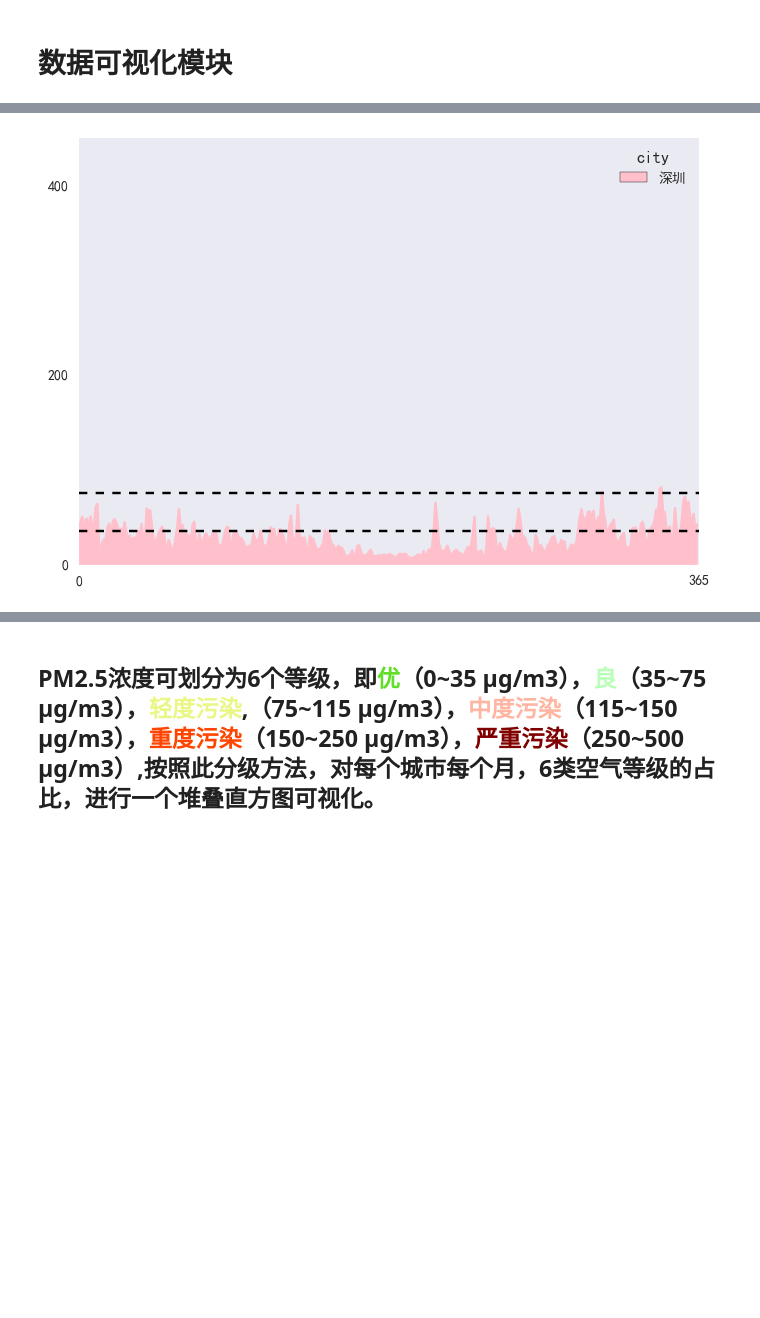
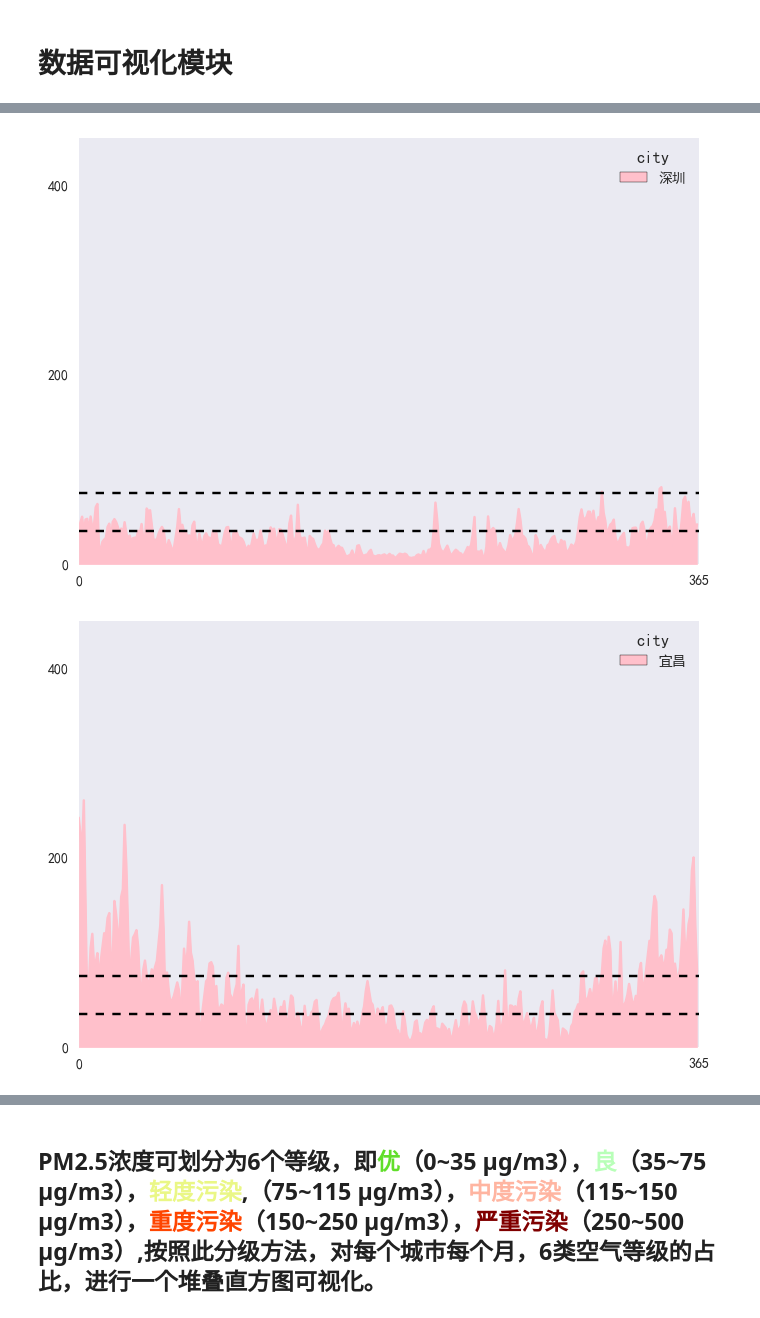
Before and after one commit to bowenli0416/AC-test, a Jupyter notebook: air_condition.ipynb, the cells around one changed output, grey strips where cells are left out. Drawn from its saved outputs; the diff is of its cells as text; code cells hidden in the pictures; blank space fills up the shorter version.

```diff
--- a/air_condition.ipynb
+++ b/air_condition.ipynb
@@ -110,7 +110,8 @@ let_me_see_sites(['北京','上海','广州','深圳','宜昌'])[0].to_csv('targ
 ## 读取每个月的数据，按照城市-站点-pm25数值对站点进行选择，不遵循索引规则的数据，一律予以滤除
 # %%
 all_data = pd.read_csv(r'../2017-02.csv')#经检查，这个月的数据是没有问题的，以这个月数据为标尺确定有多少个sites
-taget_sites = all_data[(all_data['city']== '北京')|(all_data['city']== '上海')|(all_data['city']== '广州')|(all_data['city']== '深圳')|(all_data['city']== '宜昌')].drop_duplicates(subset = ['site'],keep = 'first')
+taget_sites = all_data[(all_data['city']== '北京')|(all_data['city']== '上海')|(all_data['city']== '广州')|(all_data['city']== '深圳')|(all_data['city']== '宜昌')|(all_data['city']== '杭州')|(all_data['city']== '武汉')|(all_data['city']== '青岛')].drop_duplicates(subset = ['site'],keep = 'first')
 #taget_sites.to_csv('target_sites.csv', encoding  = 'gbk')
 sites_5 = taget_sites['site']
 sites_5 = list(sites_5)
+print(len(sites_5))
@@ -117,5 +120,5 @@ sites_5 = list(sites_5)
 # %%
-cities = ['北京','上海','广州','深圳','宜昌']
+cities = ['北京','上海','广州','深圳','宜昌','杭州','武汉','青岛']
 def data_read():
     '''生成器，主要生成数据,
     大量数据清洗的cell都使用这个函数'''
@@ -131,7 +134,7 @@ def clean_data_2017(cities):
     i = 1
     for city in data_read():
         temp = city[(city['city'] == cities[0])|(city['city'] == cities[1])|(city['city'] == cities[2])|\
-              (city['city'] == cities[3])|(city['city'] == cities[4])]
+              (city['city'] == cities[3])|(city['city'] == cities[4])|(city['city'] == cities[5])|(city['city'] == cities[6])|(city['city'] == cities[7])]
         temp = temp[(temp['site'] == sites_5[0])|(temp['site'] == sites_5[1])|(temp['site'] == sites_5[2])|(temp['site'] == sites_5[3])|(temp['site'] == sites_5[4])|(temp['site'] == sites_5[5])|\
                     (temp['site'] == sites_5[6])|(temp['site'] == sites_5[7])|(temp['site'] == sites_5[8])|(temp['site'] == sites_5[9])|(temp['site'] == sites_5[10])|(temp['site'] == sites_5[11])|\
                     (temp['site'] == sites_5[12])|(temp['site'] == sites_5[13])|(temp['site'] == sites_5[14])|(temp['site'] == sites_5[15])|(temp['site'] == sites_5[16])|(temp['site'] == sites_5[17])|\
@@ -140,7 +143,11 @@ def clean_data_2017(cities):
                    (temp['site'] == sites_5[30])|(temp['site'] == sites_5[31])|(temp['site'] == sites_5[32])|(temp['site'] == sites_5[33])|(temp['site'] == sites_5[34])|(temp['site'] == sites_5[35])|\
                    (temp['site'] == sites_5[36])|(temp['site'] == sites_5[37])|(temp['site'] == sites_5[38])|(temp['site'] == sites_5[39])|(temp['site'] == sites_5[40])|(temp['site'] == sites_5[41])|\
                    (temp['site'] == sites_5[42])|(temp['site'] == sites_5[43])|(temp['site'] == sites_5[44])|(temp['site'] == sites_5[45])|(temp['site'] == sites_5[46])|(temp['site'] == sites_5[47])|\
-                   (temp['site'] == sites_5[48])]
+                   (temp['site'] == sites_5[48])|(temp['site'] == sites_5[49])|(temp['site'] == sites_5[50])|(temp['site'] == sites_5[51])|(temp['site'] == sites_5[52])|(temp['site'] == sites_5[53])|(temp['site'] == sites_5[54])\
+                   |(temp['site'] == sites_5[55])|(temp['site'] == sites_5[56])|(temp['site'] == sites_5[57])|(temp['site'] == sites_5[58])|(temp['site'] == sites_5[59])\
+                   |(temp['site'] == sites_5[60])|(temp['site'] == sites_5[61])|(temp['site'] == sites_5[62])|(temp['site'] == sites_5[63])|(temp['site'] == sites_5[64])|(temp['site'] == sites_5[65])\
+                   |(temp['site'] == sites_5[66])|(temp['site'] == sites_5[67])|(temp['site'] == sites_5[68])|(temp['site'] == sites_5[69])|(temp['site'] == sites_5[70])|(temp['site'] == sites_5[71])|(temp['site'] == sites_5[72])\
+                   |(temp['site'] == sites_5[73])|(temp['site'] == sites_5[74])|(temp['site'] == sites_5[75])|(temp['site'] == sites_5[76])|(temp['site'] == sites_5[77])|(temp['site'] == sites_5[78])]
         yield temp
 def city_stat(kind_of_stat,level_sel = 1):
     df_list = []
@@ -257,30 +285,62 @@ plt.grid('off')
 plt.figure(2)
 ax = plt.subplot()
 data_for_drawing_day['上海'].iloc[:,[1]].plot(kind = 'area',ax = ax,color =  '#FA8072')
 plt.xlim([0,365]);plt.xticks([0,365]);plt.ylim([0,450]);plt.yticks([0,200,400])
 plt.axhline(35,ls = '--', color = 'black')
 plt.axhline(75,ls = '--', color = 'black')
 plt.grid('off')
 
 plt.figure(3)
 ax = plt.subplot()
 data_for_drawing_day['广州'].iloc[:,[1]].plot(kind = 'area',ax = ax,color = '#BA55D3')
 plt.xlim([0,365]);plt.xticks([0,365]);plt.ylim([0,450]);plt.yticks([0,200,400])
 plt.axhline(35,ls = '--', color = 'black')
 plt.axhline(75,ls = '--', color = 'black')
 plt.grid('off')
 
 plt.figure(4)
 ax = plt.subplot()
 data_for_drawing_day['深圳'].iloc[:,[1]].plot(kind = 'area',ax = ax,color = '#FFC0CB')
 plt.xlim([0,365]);plt.xticks([0,365]);plt.ylim([0,450]);plt.yticks([0,200,400])
 plt.axhline(35,ls = '--', color = 'black')
 plt.axhline(75,ls = '--', color = 'black')
 plt.grid('off')
 
+plt.figure(5)
+ax = plt.subplot()
+data_for_drawing_day['宜昌'].iloc[:,[1]].plot(kind = 'area',ax = ax,color = '#FFC0CB')
+plt.xlim([0,365]);plt.xticks([0,365]);plt.ylim([0,450]);plt.yticks([0,200,400])
+plt.axhline(35,ls = '--', color = 'black')
+plt.axhline(75,ls = '--', color = 'black')
+plt.grid('off')
+
+plt.figure(6)
+ax = plt.subplot()
+data_for_drawing_day['武汉'].iloc[:,[1]].plot(kind = 'area',ax = ax,color = '#FFC0CB')
+plt.xlim([0,365]);plt.xticks([0,365]);plt.ylim([0,450]);plt.yticks([0,200,400])
+plt.axhline(35,ls = '--', color = 'black')
+plt.axhline(75,ls = '--', color = 'black')
+plt.grid('off')
+
+plt.figure(7)
+ax = plt.subplot()
+data_for_drawing_day['杭州'].iloc[:,[1]].plot(kind = 'area',ax = ax,color = '#FFC0CB')
+plt.xlim([0,365]);plt.xticks([0,365]);plt.ylim([0,450]);plt.yticks([0,200,400])
+plt.axhline(35,ls = '--', color = 'black')
+plt.axhline(75,ls = '--', color = 'black')
+plt.grid('off')
+
+plt.figure(8)
+ax = plt.subplot()
+data_for_drawing_day['青岛'].iloc[:,[1]].plot(kind = 'area',ax = ax,color = '#FFC0CB')
+plt.xlim([0,365]);plt.xticks([0,365]);plt.ylim([0,450]);plt.yticks([0,200,400])
+plt.axhline(35,ls = '--', color = 'black')
+plt.axhline(75,ls = '--', color = 'black')
+plt.grid('off')
 plt.show()
 # %% [output]
 [figure]
 [figure]
 [figure]
 [figure]
+[figure, added]
```
Also changed, not shown: parts of 4 cells of this notebook.
